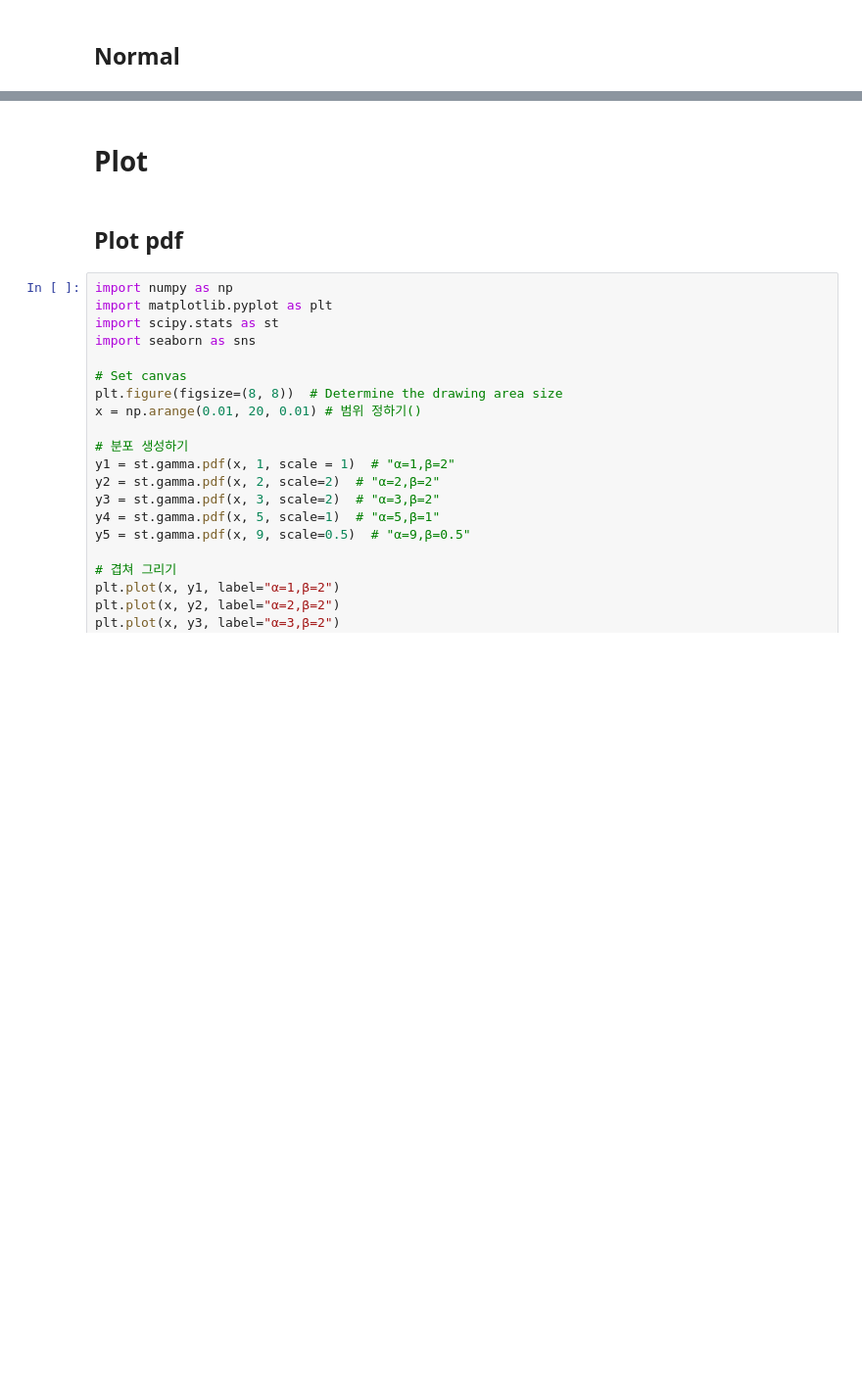
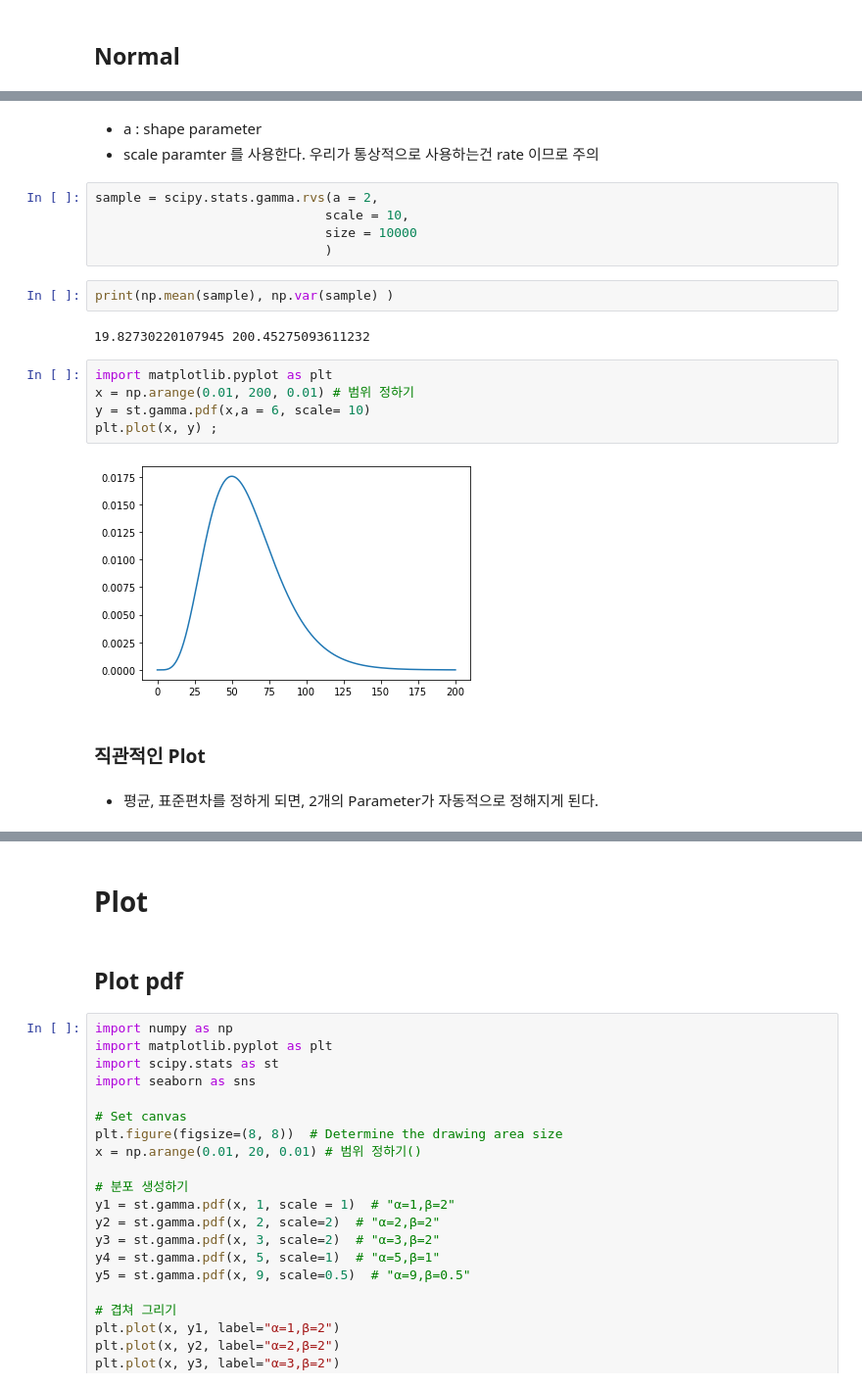
Before and after one commit to hana-dool/Data_Analysis, a Jupyter notebook: 2. Bayesian Model.ipynb, the cells around one changed output, grey strips where cells are left out. Shown at 98% size. Cells and saved outputs as stored; diff of their text form; blank space fills up the shorter version.

```diff
--- a/2. Bayesian Model.ipynb
+++ b/2. Bayesian Model.ipynb
@@ -54,0 +66,23 @@ array([ 0.25440258,  1.96408335,  1.41985091,  0.22382053, -1.40906574,
+# %% [markdown]
+- a : shape parameter
+- scale paramter 를 사용한다. 우리가 통상적으로 사용하는건 rate 이므로 주의
+# %%
+sample = scipy.stats.gamma.rvs(a = 2,
+                              scale = 10,
+                              size = 10000
+                              )
+# %%
+print(np.mean(sample), np.var(sample) )
+# %% [output]
+19.82730220107945 200.45275093611232
+# %%
+import matplotlib.pyplot as plt
+x = np.arange(0.01, 200, 0.01) # 범위 정하기
+y = st.gamma.pdf(x,a = 6, scale= 10)
+plt.plot(x, y) ;
+# %% [output]
+[figure, added]
+# %% [markdown]
+### 직관적인 Plot
+# %% [markdown]
+- 평균, 표준편차를 정하게 되면, 2개의 Parameter가 자동적으로 정해지게 된다.
```
Also changed, not shown: parts of 36 cells of this notebook, 3 other files.
